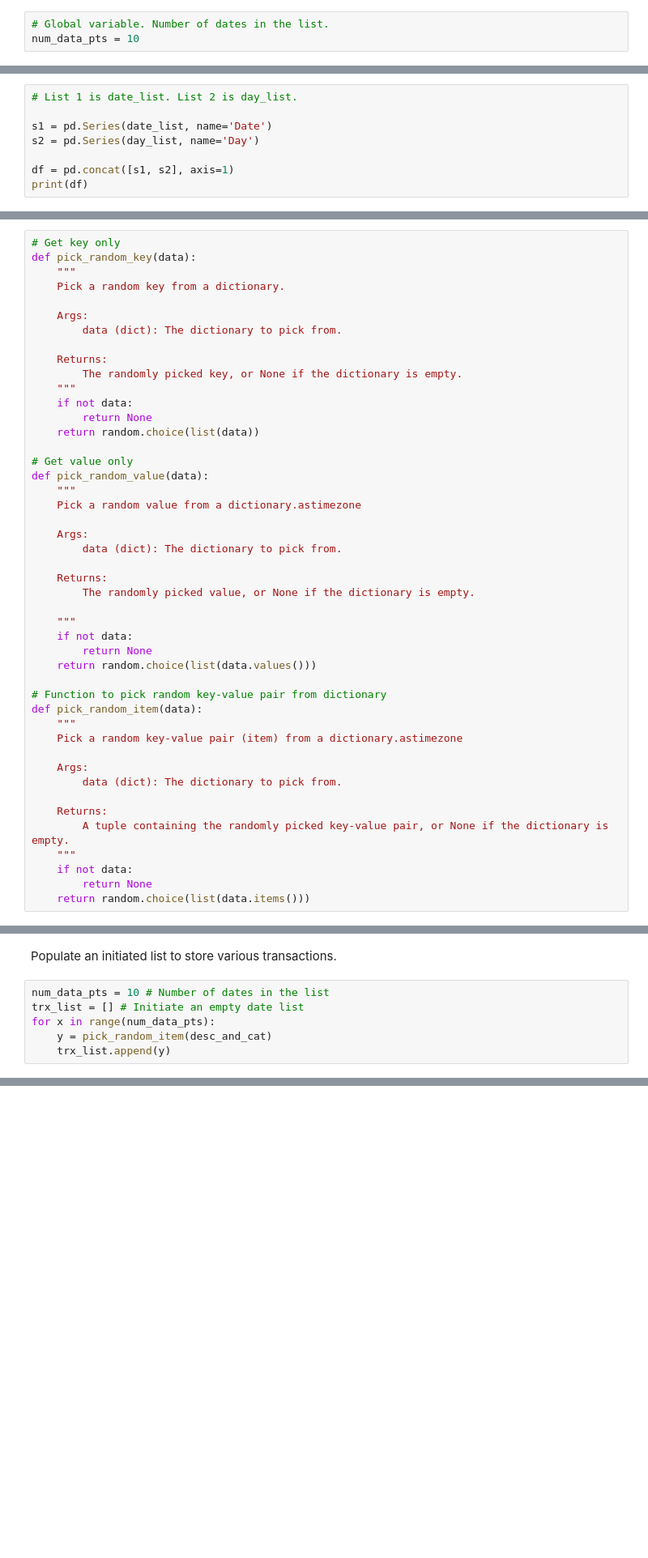
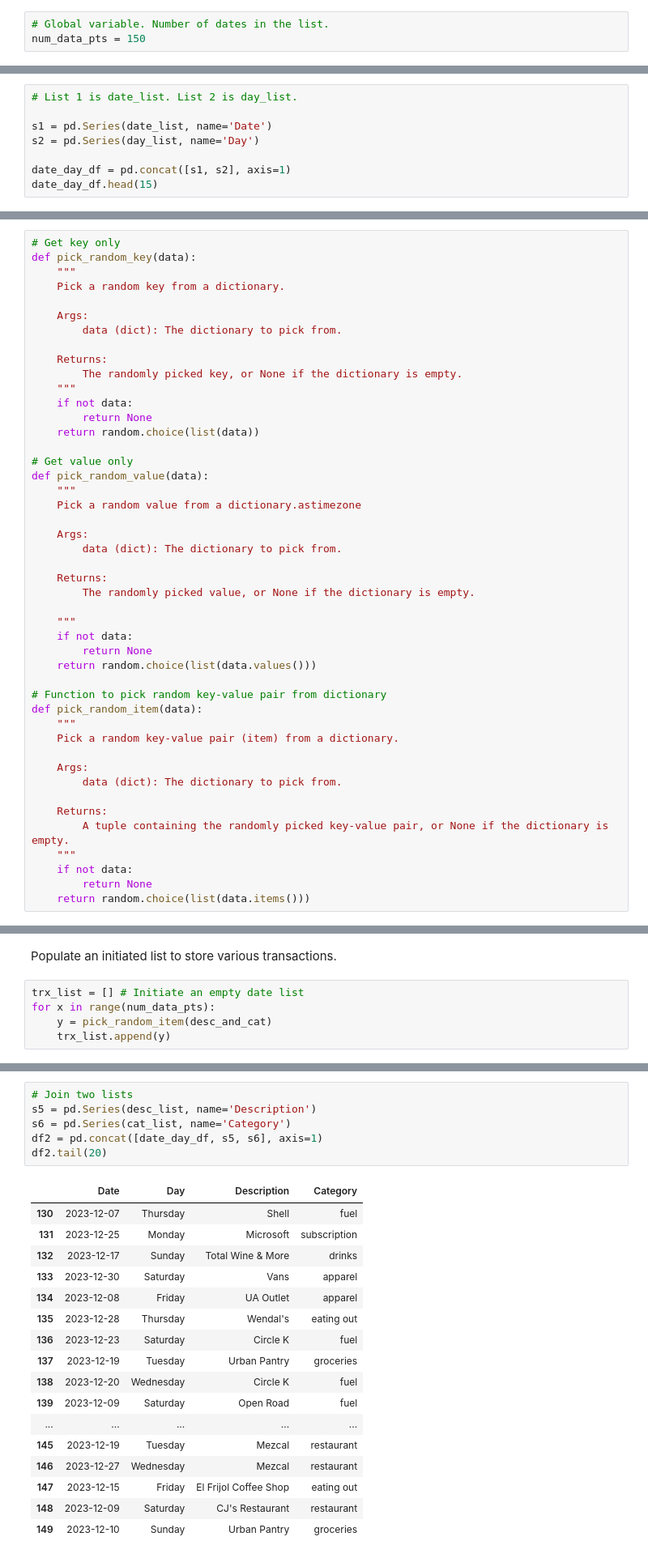
Before and after one commit to bravo-joe/personal-finance-project, a Jupyter notebook: notebooks/prototyping_notebook.ipynb, the cells around one changed output, grey strips where cells are left out. Shown at 81% size. Cells and saved outputs as stored; diff of their text form; blank space fills up the shorter version.

Commit message:
Finished logic necessary to create some sample/synthetic data.

```diff
--- a/notebooks/prototyping_notebook.ipynb
+++ b/notebooks/prototyping_notebook.ipynb
@@ -544,7 +544,7 @@ Thursday
 Will use iteration (probably for-loop) to populate two lists that will be columns in a synthetic dataset. The `num_data_pts` variable will be global because it is an important metric that will determine the size of the financial data, i.e. number of records/rows.
 # %%
 # Global variable. Number of dates in the list.
-num_data_pts = 10
+num_data_pts = 150
 # %%
 date_list = [] # Initiate an empty date list
 day_list = [] # List of days
@@ -566,6 +568,6 @@ Successfully populated two lists with date and corresponding day. Will now pract
 s1 = pd.Series(date_list, name='Date')
 s2 = pd.Series(day_list, name='Day')
 
-df = pd.concat([s1, s2], axis=1)
-print(df)
+date_day_df = pd.concat([s1, s2], axis=1)
+date_day_df.head(15)
 # %% [output]
@@ -643,7 +705,7 @@ def pick_random_value(data):
 # Function to pick random key-value pair from dictionary
 def pick_random_item(data):
     """
-    Pick a random key-value pair (item) from a dictionary.astimezone
+    Pick a random key-value pair (item) from a dictionary.
 
     Args:
         data (dict): The dictionary to pick from.
@@ -684,7 +750,6 @@ Random item: ('Vans', 'apparel')
 # %% [markdown]
 Populate an initiated list to store various transactions.
 # %%
-num_data_pts = 10 # Number of dates in the list
 trx_list = [] # Initiate an empty date list
 for x in range(num_data_pts):
     y = pick_random_item(desc_and_cat)
@@ -846,0 +823,24 @@ df2
+# %%
+# Join two lists
+s5 = pd.Series(desc_list, name='Description')
+s6 = pd.Series(cat_list, name='Category')
+df2 = pd.concat([date_day_df, s5, s6], axis=1)
+df2.tail(20)
+# %% [output]
+|  | Date | Day | Description | Category |
+| 130 | 2023-12-07 | Thursday | Shell | fuel |
+| 131 | 2023-12-25 | Monday | Microsoft | subscription |
+| 132 | 2023-12-17 | Sunday | Total Wine & More | drinks |
+| 133 | 2023-12-30 | Saturday | Vans | apparel |
+| 134 | 2023-12-08 | Friday | UA Outlet | apparel |
+| 135 | 2023-12-28 | Thursday | Wendal's | eating out |
+| 136 | 2023-12-23 | Saturday | Circle K | fuel |
+| 137 | 2023-12-19 | Tuesday | Urban Pantry | groceries |
+| 138 | 2023-12-20 | Wednesday | Circle K | fuel |
+| 139 | 2023-12-09 | Saturday | Open Road | fuel |
+| ... | ... | ... | ... | ... |
+| 145 | 2023-12-19 | Tuesday | Mezcal | restaurant |
+| 146 | 2023-12-27 | Wednesday | Mezcal | restaurant |
+| 147 | 2023-12-15 | Friday | El Frijol Coffee Shop | eating out |
+| 148 | 2023-12-09 | Saturday | CJ's Restaurant | restaurant |
+| 149 | 2023-12-10 | Sunday | Urban Pantry | groceries |
```
Also changed, not shown: parts of 56 cells of this notebook.
